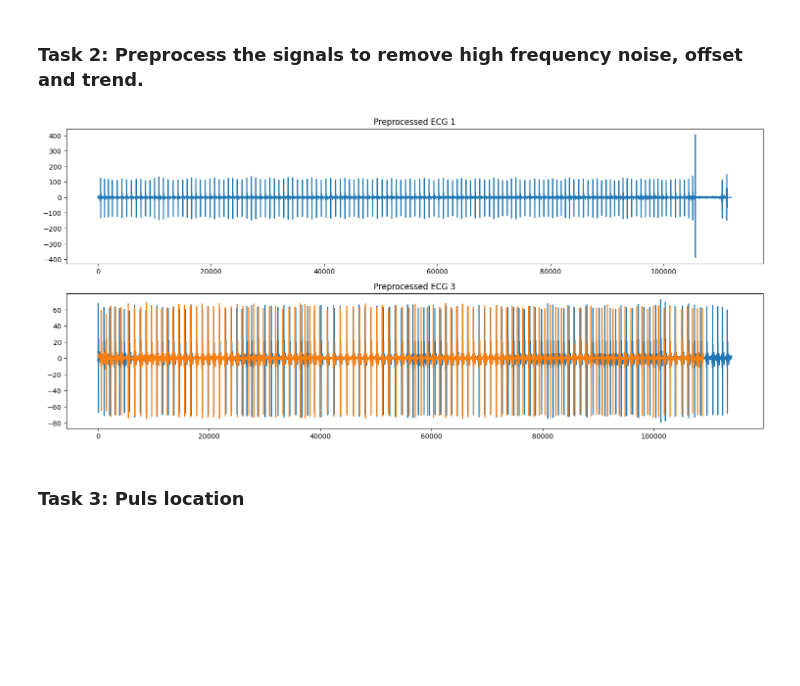
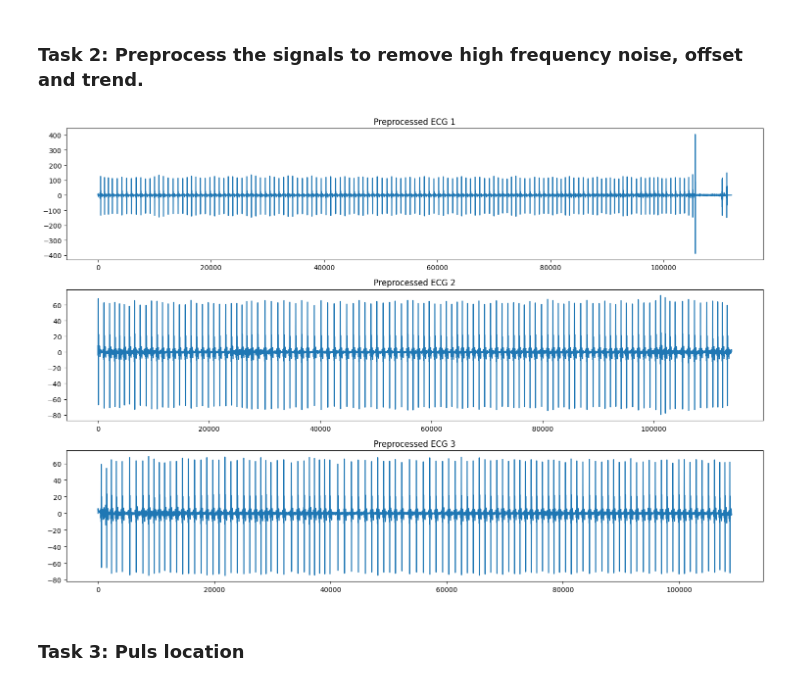
Before and after one commit to dniprocat/Corio-Signal-Processing-Assignment, a Jupyter notebook: ECG-PPG processing.ipynb, the cells around one changed output. Drawn from its saved outputs; the diff is of its cells as text; code cells hidden in the pictures; blank space fills up the shorter version.

```diff
--- a/ECG-PPG processing.ipynb
+++ b/ECG-PPG processing.ipynb
@@ -180,32 +180,33 @@ def preprocess_signal(signal, fs, cutoff):
     preprocessed_signal = remove_trend_differencing(filtered_signal)
 
     return preprocessed_signal
-# %%
-# Параметры фильтра
-cutoff = 30.0  # Гц, частота среза для удаления высокочастотного шума
-
-# Предобработка сигналов
-ecg1_preprocessed = preprocess_signal(ecg1, ecg1_sf, cutoff)
-ecg2_preprocessed = preprocess_signal(ecg2, ecg2_sf, cutoff)
-ecg3_preprocessed = preprocess_signal(ecg3, ecg3_sf, cutoff)
-
-plt.figure(figsize=(15, 10))
-plt.subplot(3, 1, 1)
-plt.plot(ecg1_preprocessed)
-plt.title('Preprocessed ECG 1')
-
-plt.subplot(3, 1, 2)
-plt.plot(ecg2_preprocessed)
-plt.title('Preprocessed ECG 2')
-
-plt.subplot(3, 1, 2)
-plt.plot(ecg3_preprocessed)
-plt.title('Preprocessed ECG 3')
-
-plt.tight_layout()
-plt.show()
-# %% [output]
-[figure, removed]
+# %%
+# Filter parameter
+cutoff = 30.0
+
+# Signal Preprocessing
+ecg1_preprocessed = preprocess_signal(ecg1, ecg1_sf, cutoff)
+ecg2_preprocessed = preprocess_signal(ecg2, ecg2_sf, cutoff)
+ecg3_preprocessed = preprocess_signal(ecg3, ecg3_sf, cutoff)
+
+plt.figure(figsize=(15, 10))
+
+plt.subplot(3, 1, 1)
+plt.plot(ecg1_preprocessed)
+plt.title('Preprocessed ECG 1')
+
+plt.subplot(3, 1, 2)
+plt.plot(ecg2_preprocessed)
+plt.title('Preprocessed ECG 2')
+
+plt.subplot(3, 1, 3)
+plt.plot(ecg3_preprocessed)
+plt.title('Preprocessed ECG 3')
+
+plt.tight_layout()
+plt.show()
+# %% [output]
+[figure, added]
 # %% [markdown]
 ### Task 3: Puls location
 # %% [markdown]
```
